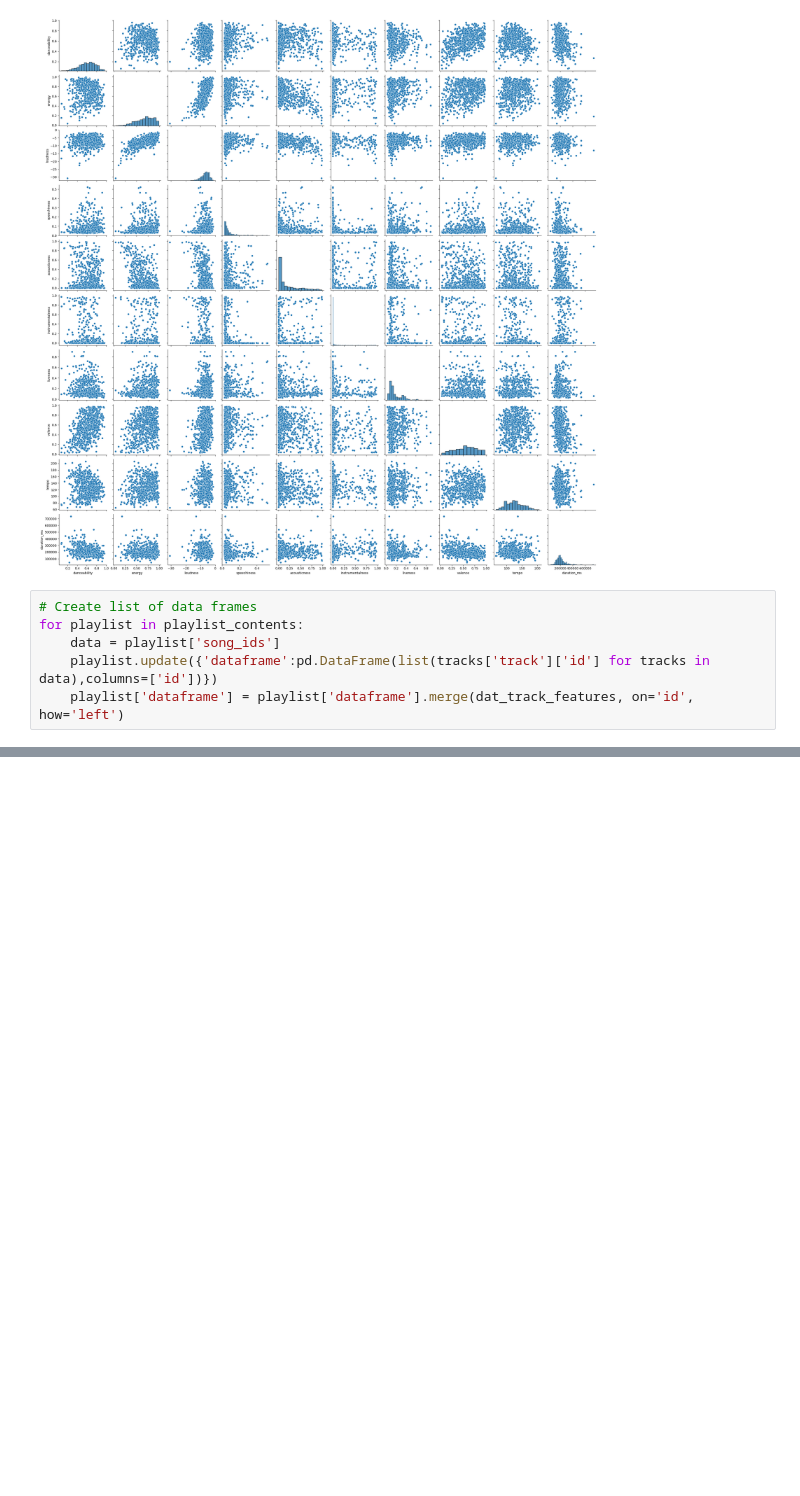
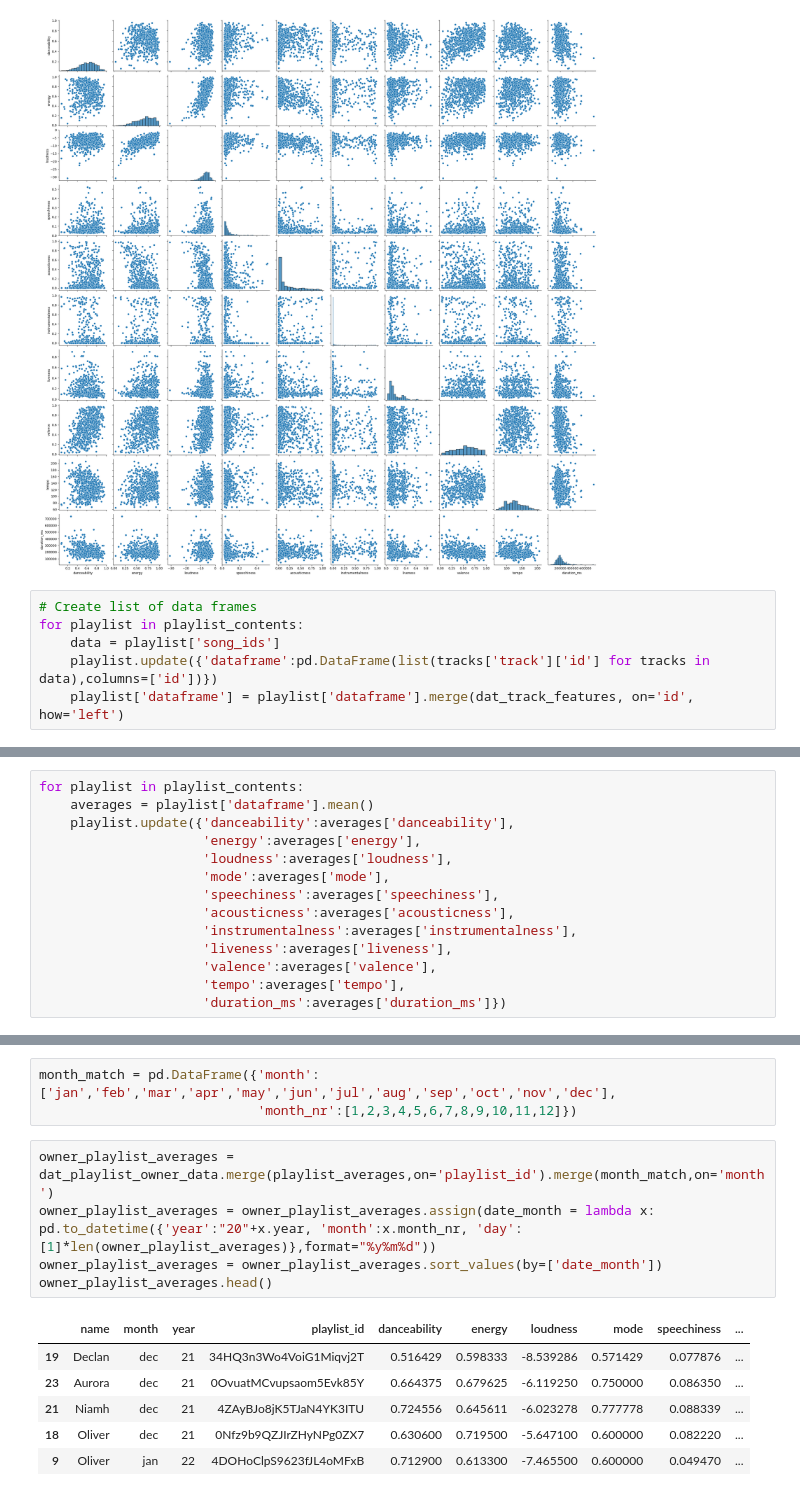
Before and after one commit to Usagi8P/spotify_analysis, a Jupyter notebook: spotify_analysis.ipynb, the cells around one changed output, grey strips where cells are left out. Saved outputs shown, nothing was run; the diff lists cells and outputs as text; blank space fills up the shorter version.

```diff
--- a/spotify_analysis.ipynb
+++ b/spotify_analysis.ipynb
@@ -195,0 +202,14 @@ for playlist in playlist_contents:
+# %%
+for playlist in playlist_contents:
+    averages = playlist['dataframe'].mean()
+    playlist.update({'danceability':averages['danceability'],
+                     'energy':averages['energy'],
+                     'loudness':averages['loudness'],
+                     'mode':averages['mode'],
+                     'speechiness':averages['speechiness'],
+                     'acousticness':averages['acousticness'],
+                     'instrumentalness':averages['instrumentalness'],
+                     'liveness':averages['liveness'],
+                     'valence':averages['valence'],
+                     'tempo':averages['tempo'],
+                     'duration_ms':averages['duration_ms']})
@@ -195,0 +300,15 @@ for playlist in playlist_contents:
+# %%
+month_match = pd.DataFrame({'month':['jan','feb','mar','apr','may','jun','jul','aug','sep','oct','nov','dec'],
+                            'month_nr':[1,2,3,4,5,6,7,8,9,10,11,12]})
+# %%
+owner_playlist_averages = dat_playlist_owner_data.merge(playlist_averages,on='playlist_id').merge(month_match,on='month')
+owner_playlist_averages = owner_playlist_averages.assign(date_month = lambda x: pd.to_datetime({'year':"20"+x.year, 'month':x.month_nr, 'day':[1]*len(owner_playlist_averages)},format="%y%m%d"))
+owner_playlist_averages = owner_playlist_averages.sort_values(by=['date_month'])
+owner_playlist_averages.head()
+# %% [output]
+|  | name | month | year | playlist_id | danceability | energy | loudness | mode | speechiness | ... |
+| 19 | Declan | dec | 21 | 34HQ3n3Wo4VoiG1Miqvj2T | 0.516429 | 0.598333 | -8.539286 | 0.571429 | 0.077876 | ... |
+| 23 | Aurora | dec | 21 | 0OvuatMCvupsaom5Evk85Y | 0.664375 | 0.679625 | -6.119250 | 0.750000 | 0.086350 | ... |
+| 21 | Niamh | dec | 21 | 4ZAyBJo8jK5TJaN4YK3ITU | 0.724556 | 0.645611 | -6.023278 | 0.777778 | 0.088339 | ... |
+| 18 | Oliver | dec | 21 | 0Nfz9b9QZJIrZHyNPg0ZX7 | 0.630600 | 0.719500 | -5.647100 | 0.600000 | 0.082220 | ... |
+| 9 | Oliver | jan | 22 | 4DOHoClpS9623fJL4oMFxB | 0.712900 | 0.613300 | -7.465500 | 0.600000 | 0.049470 | ... |
```
Also changed, not shown: parts of 15 cells of this notebook.
